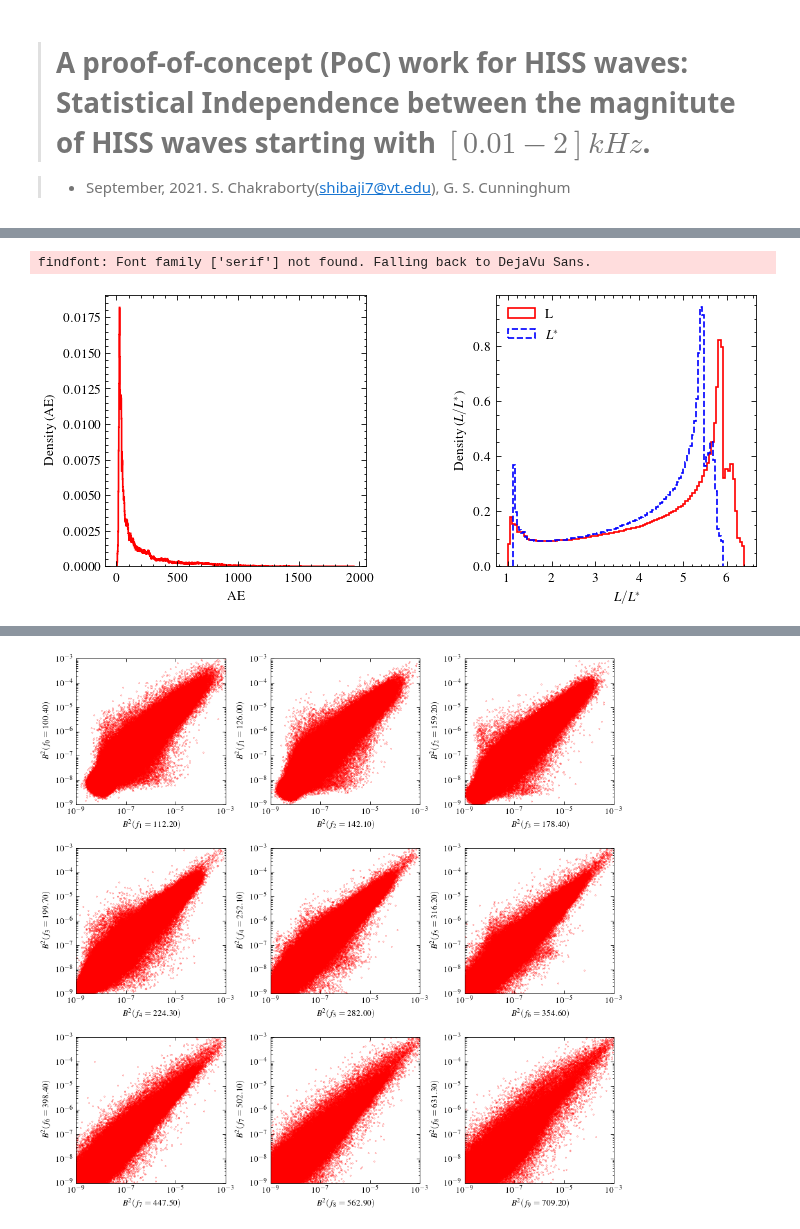
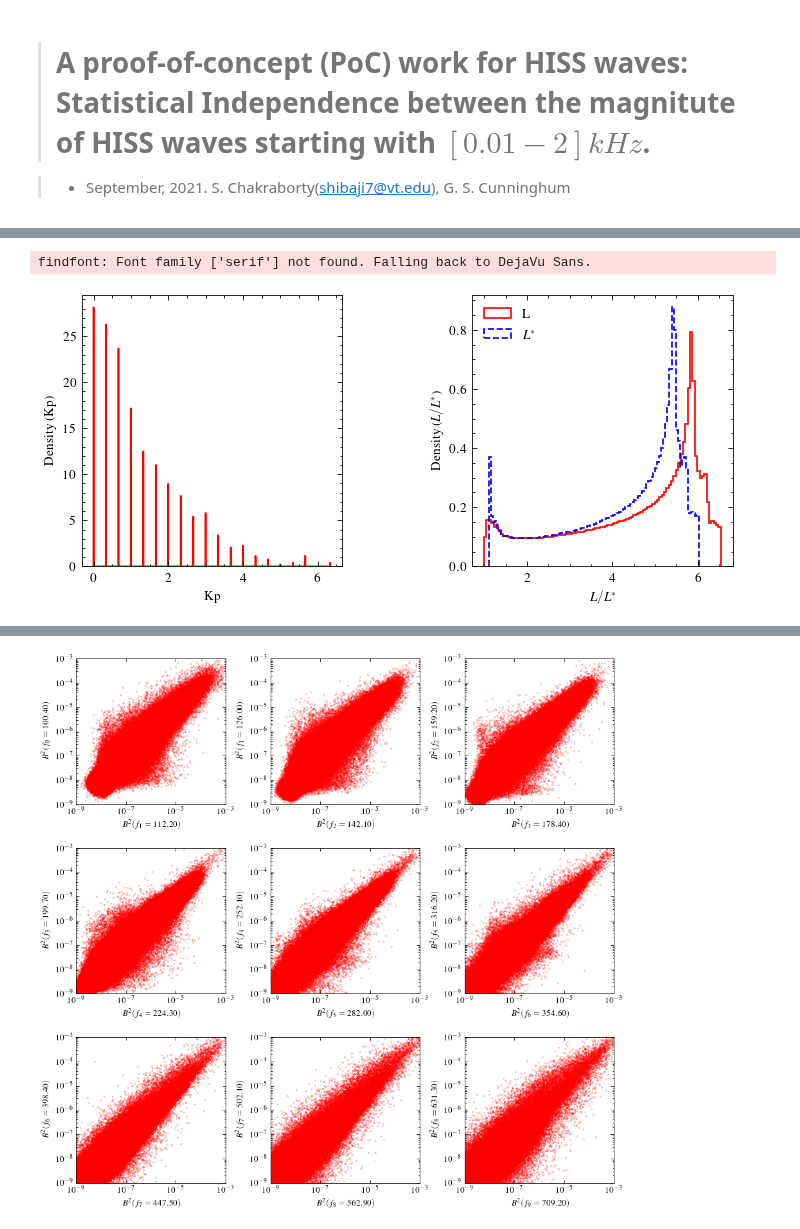
Before and after one commit to shibaji7/Bayesian_Framework_CRRES, a Jupyter notebook: Statistical_HISS.ipynb, the cells around one changed output, grey strips where cells are left out. Saved outputs shown, nothing was run; the diff lists cells and outputs as text; code cells hidden in the pictures.

```diff
--- a/Statistical_HISS.ipynb
+++ b/Statistical_HISS.ipynb
@@ -26,4 +26,5 @@ B, freqs, L, Lstar, epoch = nds.variables["B_hiss"][:], nds.variables["freqs"][:
 dunits = num2date(epoch[:], epoch.units, epoch.calendar, only_use_cftime_datetimes=False)
 dunits = np.array([x._to_real_datetime() for x in dunits]).astype("datetime64[ns]")
 dunits = [dt.datetime.utcfromtimestamp(x.astype(int) * 1e-9) for x in dunits]
-ddates = set(dunits)
+ddates = list(set(dunits))
+ddates.sort()
@@ -37,0 +31,3 @@ tmp/EMFISIS/omni/201302.asc -to- tmp/EMFISIS/omni/201302.csv
+# %%
+KpDf = dmap.fetch_Kp_data(ddates)
+KpDf.head()
@@ -69,19 +66,19 @@ _ = ax.text(0.01, 1.05, "Date: "+dates[0].strftime("%Y-%m-%d"), ha="left", va="c
 # %%
 fig = plt.figure(dpi=120, figsize=(7,3))
 ax = fig.add_subplot(121)
-ax.hist(omni.AE, bins=1000, histtype="step", color="r", density=True)
-ax.set_ylabel("Density (AE)")
-ax.set_xlabel("AE")
+ax.hist(KpDf.Kp, bins=1000, histtype="step", color="r", density=True)
+ax.set_ylabel("Density (Kp)")
+ax.set_xlabel("Kp")
 ax = fig.add_subplot(122)
 ax.hist(L, bins=100, histtype="step", color="r", density=True, label="L")
 ax.hist(Lstar, bins=100, histtype="step", color="b", density=True, label=r"$L^*$")
 ax.legend(loc=2)
 ax.set_ylabel(r"Density ($L/L^*$)")
 _ = ax.set_xlabel(r"$L/L^*$")
 fig.subplots_adjust(wspace=0.5, hspace=0.5)
 # %% [output]
 findfont: Font family ['serif'] not found. Falling back to DejaVu Sans.
-[figure, old version]
+[figure, new version]
 # %%
 # fig = plt.figure(dpi=120, figsize=(6,3))
 # ax = fig.add_subplot(111)
```
Also changed, not shown: parts of 8 cells of this notebook, 1 other file.
